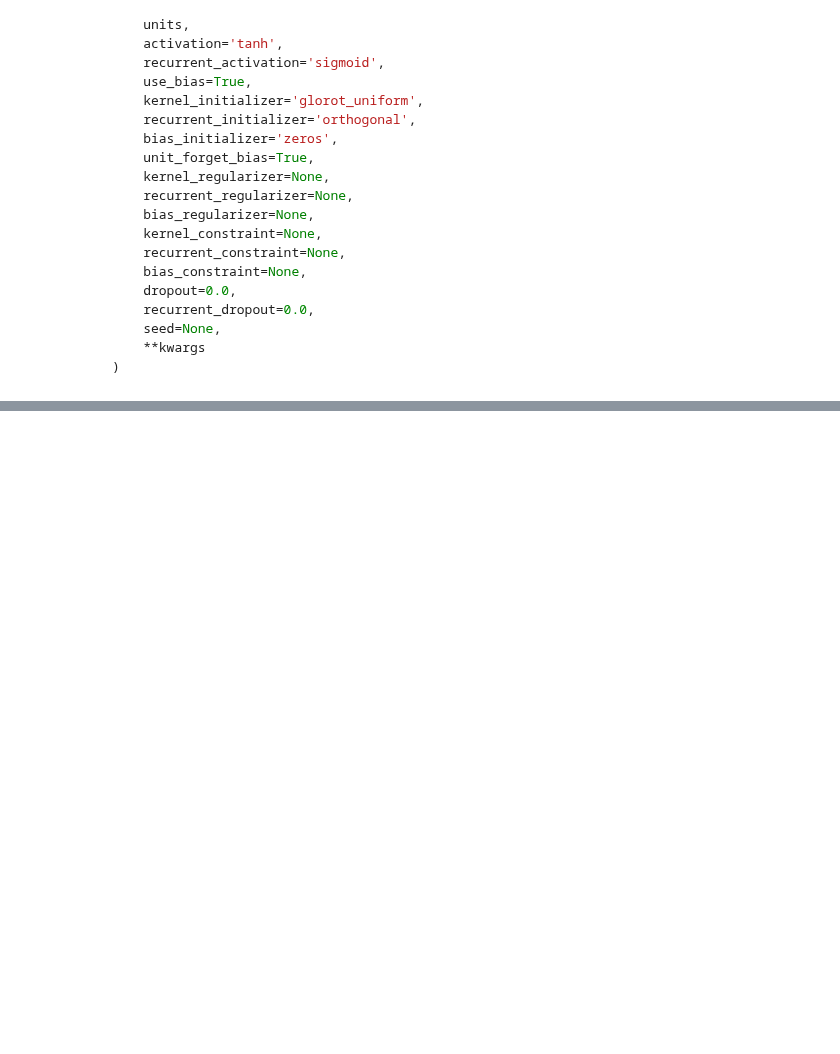
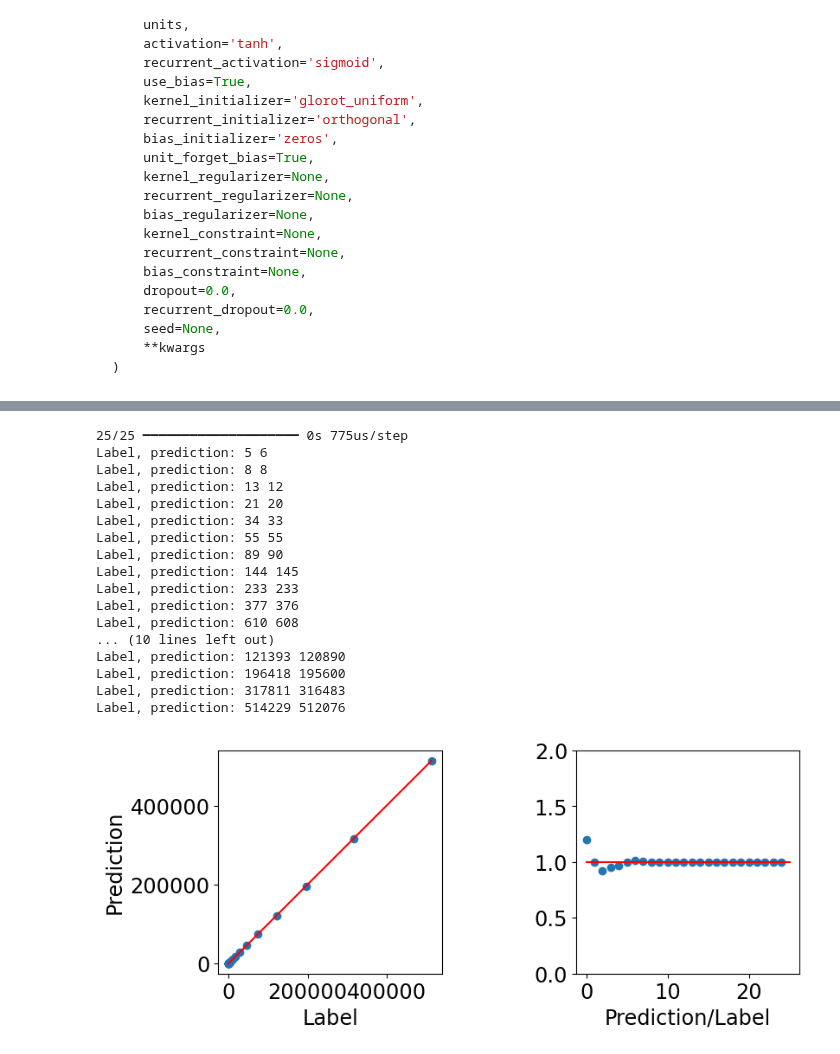
Before and after one commit to akalinow/UczenieMaszynoweII, a Jupyter notebook: PL/10_Sieci_rekurencyjne.ipynb, the cells around one changed output, grey strips where cells are left out. Cells and saved outputs as stored; diff of their text form; code cells hidden in the pictures; blank space fills up the shorter version.

```diff
--- a/PL/10_Sieci_rekurencyjne.ipynb
+++ b/PL/10_Sieci_rekurencyjne.ipynb
@@ -236,0 +338,38 @@ tf.keras.layers.LSTMCell(
+# %%
+predictions = model.predict(dataset)[:,0].astype(int)
+labels = fib_sequence[window_size-3:]
+
+for label, prediction in zip(labels, predictions):
+    print(colored("Label, prediction:","blue"), label, prediction)
+
+fig, axes = plt.subplots(1, 2, figsize=(7,3))
+
+axes[0].plot(labels, predictions, 'o')
+axes[0].plot([0,max(labels)], [0,max(labels)], 'r')
+axes[0].set_xlabel("Label")
+axes[0].set_ylabel("Prediction")
+
+axes[1].plot(predictions/labels, 'o')
+axes[1].plot([0,len(labels)], [1,1], 'r')
+axes[1].set_xlabel("Prediction/Label")
+axes[1].set_ylim([0,2])
+plt.subplots_adjust(bottom=0.02, left=0.02, right=0.98, wspace=0.6)
+# %% [output]
+25/25 ━━━━━━━━━━━━━━━━━━━━ 0s 775us/step
+Label, prediction: 5 6
+Label, prediction: 8 8
+Label, prediction: 13 12
+Label, prediction: 21 20
+Label, prediction: 34 33
+Label, prediction: 55 55
+Label, prediction: 89 90
+Label, prediction: 144 145
+Label, prediction: 233 233
+Label, prediction: 377 376
+Label, prediction: 610 608
+... (10 lines left out)
+Label, prediction: 121393 120890
+Label, prediction: 196418 195600
+Label, prediction: 317811 316483
+Label, prediction: 514229 512076
+[figure, added]
```
Also changed, not shown: parts of 11 cells of this notebook, 1 other file.
